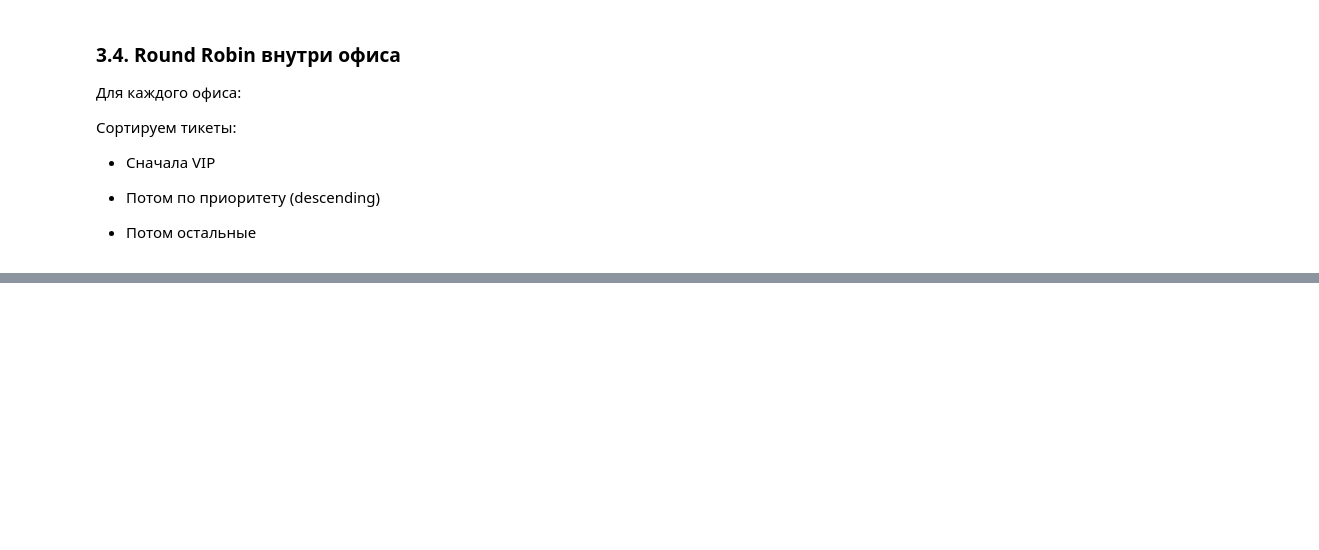
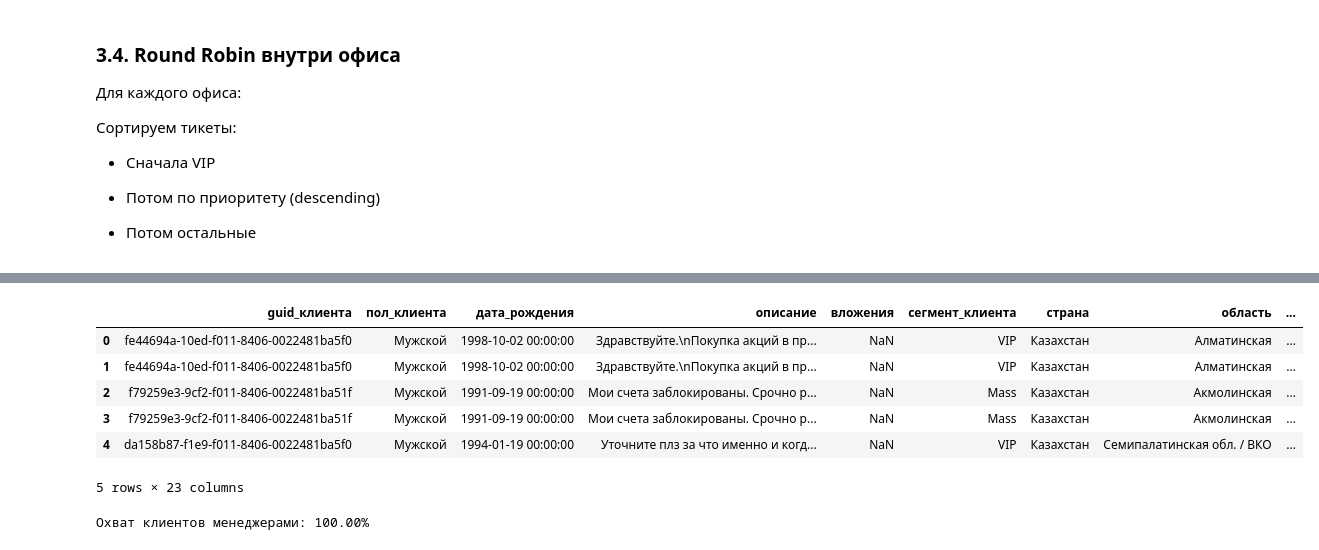
Before and after one commit to DearZiZiZi/fire_datasaur2026, a Jupyter notebook: freedom-broker-datasaur-2026-code.ipynb, the cells around one changed output, grey strips where cells are left out. Drawn from its saved outputs; the diff is of its cells as text; code cells hidden in the pictures; blank space fills up the shorter version.

Commit message:
upd-metrics-final-test

```diff
--- a/freedom-broker-datasaur-2026-code.ipynb
+++ b/freedom-broker-datasaur-2026-code.ipynb
@@ -36,7 +36,12 @@ import numpy as np
 
 business_df = pd.read_excel("/kaggle/input/freedom-intelligent-routing-engine-fire/business_units.xlsx")
 managers_df = pd.read_excel("/kaggle/input/freedom-intelligent-routing-engine-fire/managers.xlsx")
+managers_df_test_120 = pd.read_csv("/kaggle/input/freedom-intelligent-routing-engine-fire/managers_test_120.csv")
 tickets_df = pd.read_excel("/kaggle/input/freedom-intelligent-routing-engine-fire/tickets.xlsx")
+tickets_df_test_120 = pd.read_csv("/kaggle/input/freedom-intelligent-routing-engine-fire/tickets_test_120.csv")
+
+managers_df = pd.concat([managers_df, managers_df_test_120], ignore_index=True).drop_duplicates()
+tickets_df = pd.concat([tickets_df, tickets_df_test_120], ignore_index=True).drop_duplicates()
 
 business_df.columns = [col.replace(" ", "_").lower() for col in business_df.columns]
 managers_df.columns = [col.replace(" ", "_").lower() for col in managers_df.columns]
@@ -170,9 +219,10 @@ tickets_df[['latitude', 'longitude']] = (
 # %%
 import folium
 
-map_center = folium.Map(location=[48, 68], zoom_start=5, tiles='CartoDB positron')
+follium_map = folium.Map(location=[48, 68], zoom_start=5, tiles='CartoDB positron')
 
-for _, row in business_df.iterrows():
+temp_df = business_df.dropna(subset=["latitude"])
+for _, row in temp_df.iterrows():
     folium.CircleMarker(
         location=[row['latitude'], row['longitude']],
         radius=6,
@@ -183,7 +233,8 @@ for _, row in business_df.iterrows():
         popup='Business Office'
     ).add_to(follium_map)
 
-for _, row in tickets_df.iterrows():
+temp_df = tickets_df.dropna(subset=["latitude"])
+for _, row in temp_df.iterrows():
     folium.CircleMarker(
         location=[row['latitude'], row['longitude']],
         radius=4,
@@ -427,8 +512,8 @@ tickets_df[EXPECTED_KEYS] = tickets_df.apply(get_json_based_on_client_row, axis=
 import pandas as pd
 
 managers_df = pd.read_excel("/kaggle/input/freedom-intelligent-routing-engine-fire/managers.xlsx")
-business_df = pd.read_csv("/kaggle/input/freedom-intelligent-routing-engine-fire/processed/business_with_locations.csv")
-tickets_df = pd.read_csv("/kaggle/input/freedom-intelligent-routing-engine-fire/processed/tickets_with_locations_and_ai_data.csv")
+business_df = pd.read_csv("/kaggle/input/freedom-intelligent-routing-engine-fire/final_business_with_locations.csv")
+tickets_df = pd.read_csv("/kaggle/input/freedom-intelligent-routing-engine-fire/final_tickets_with_locations_and_ai_data.csv")
 
 managers_df.columns = [col.replace(" ", "_").lower() for col in managers_df.columns]
 managers_df["офис"] = (
@@ -823,0 +999,15 @@ styled_distance
+# %%
+result_df.head()
+# %% [output]
+|  | guid_клиента | пол_клиента | дата_рождения | описание | вложения | сегмент_клиента | страна | область | ... |
+| 0 | fe44694a-10ed-f011-8406-0022481ba5f0 | Мужской | 1998-10-02 00:00:00 | Здравствуйте.\nПокупка акций в пр... | NaN | VIP | Казахстан | Алматинская | ... |
+| 1 | fe44694a-10ed-f011-8406-0022481ba5f0 | Мужской | 1998-10-02 00:00:00 | Здравствуйте.\nПокупка акций в пр... | NaN | VIP | Казахстан | Алматинская | ... |
+| 2 | f79259e3-9cf2-f011-8406-0022481ba51f | Мужской | 1991-09-19 00:00:00 | Мои счета заблокированы. Срочно р... | NaN | Mass | Казахстан | Акмолинская | ... |
+| 3 | f79259e3-9cf2-f011-8406-0022481ba51f | Мужской | 1991-09-19 00:00:00 | Мои счета заблокированы. Срочно р... | NaN | Mass | Казахстан | Акмолинская | ... |
+| 4 | da158b87-f1e9-f011-8406-0022481ba5f0 | Мужской | 1994-01-19 00:00:00 | Уточните плз за что именно и когд... | NaN | VIP | Казахстан | Семипалатинская обл. / ВКО | ... |
+5 rows × 23 columns
+# %%
+coverage = 100 * result_df["assigned_manager"].notna().sum() / len(result_df)
+print(f"Охват клиентов менеджерами: {coverage:.2f}%")
+# %% [output]
+Охват клиентов менеджерами: 100.00%
```
Also changed, not shown: parts of 22 cells of this notebook, 3 other files.
